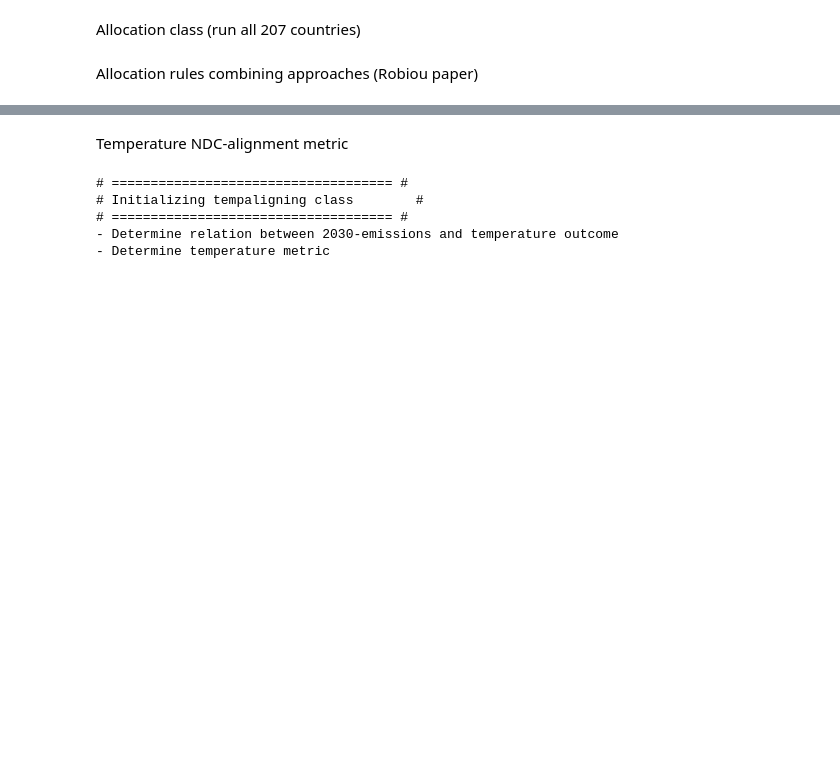
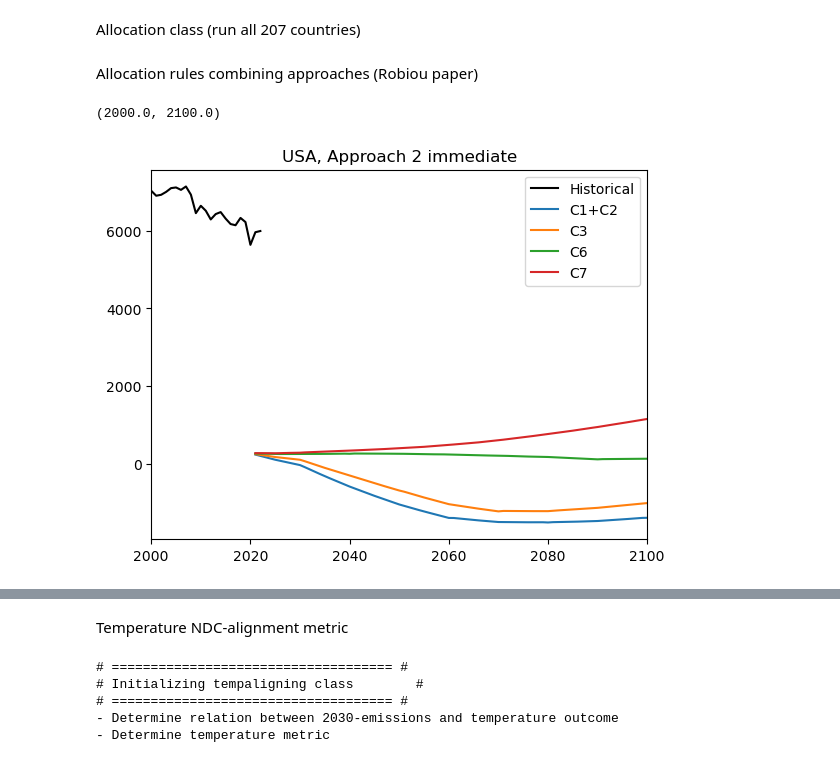
Before and after one commit to imagepbl/effort-sharing, a Jupyter notebook: Main.ipynb, the cells around one changed output, grey strips where cells are left out. Drawn from its saved outputs; the diff is of its cells as text; code cells hidden in the pictures; blank space fills up the shorter version.

```diff
--- a/Main.ipynb
+++ b/Main.ipynb
@@ -115,7 +144,7 @@ import class_allocation_combinedapproaches
 reload(class_allocation_combinedapproaches)
 from class_allocation_combinedapproaches import allocation_comb
 
-allocator = allocation_comb(lulucf='excl', gas='GHG')
+allocator = allocation_comb()
 allocator.ecpc()
 allocator.pc()
 allocator.discounting_historical_emissions()
@@ -125,5 +154,5 @@ allocator.approach2()
 allocator.approach2_transition()
 allocator.combine()
 allocator.get_relation_2030emis_temp()
-allocator.determine_tempoutcomes()
+allocator.determine_tempoutcomes_discrete()
 allocator.save()
@@ -129,0 +161,13 @@ allocator.save()
+# %%
+plt.plot(allocator.xr_dataread.Time,
+         allocator.xr_dataread.GHG_hist_excl.sel(Region='USA'), c='black', label='Historical')
+for c in np.array(allocator.xr_combs.Category):
+    plt.plot(allocator.xr_combs.Time,
+             allocator.xr_combs.sel(Region='USA', Discount_factor=0, Historical_startyear=1990, Scenario='SSP2').Approach2.sel(Category=c),
+             label=c)
+plt.legend()
+plt.title("USA, Approach 2 immediate")
+plt.xlim([2000, 2100])
+# %% [output]
+(2000.0, 2100.0)
+[figure, added]
```
Also changed, not shown: parts of 7 cells of this notebook, 8 other files.
